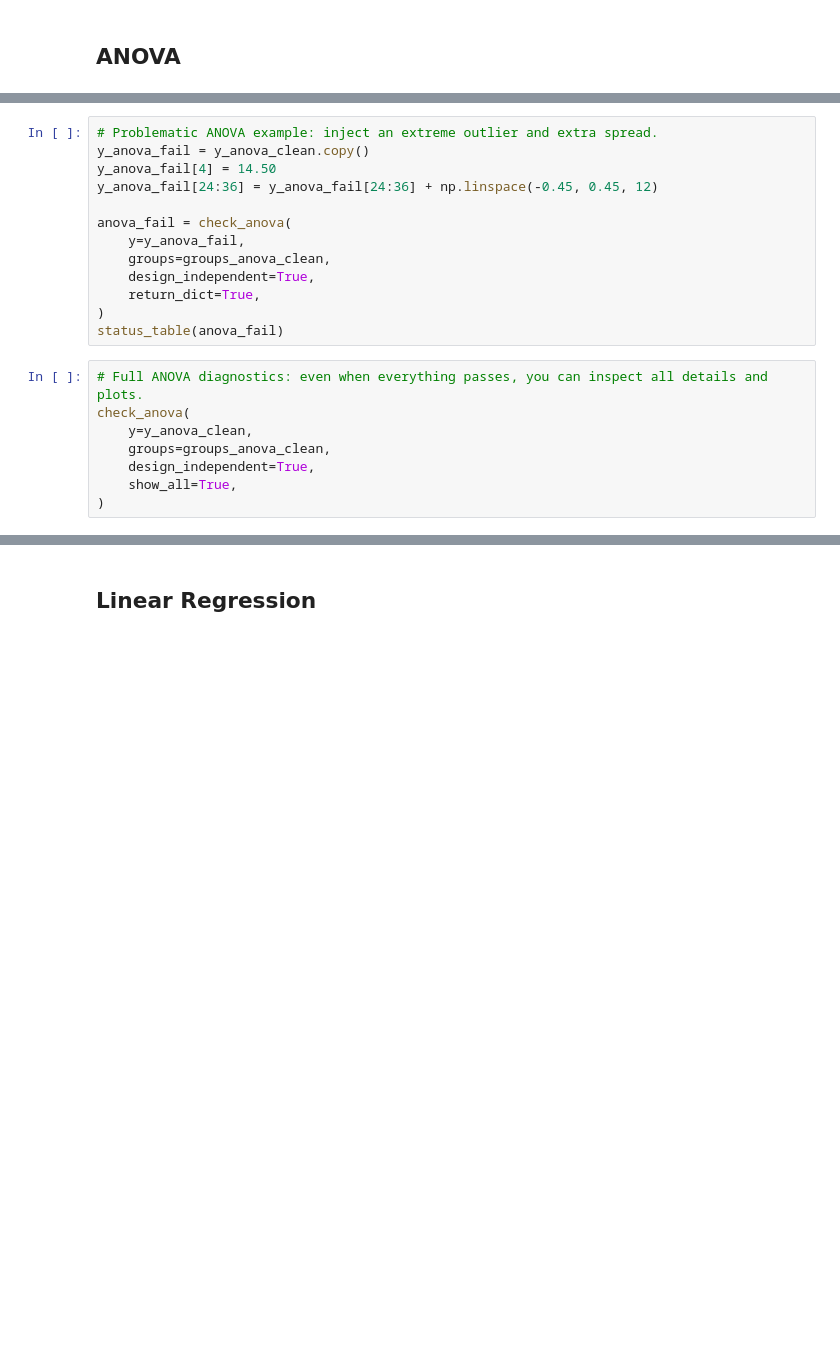
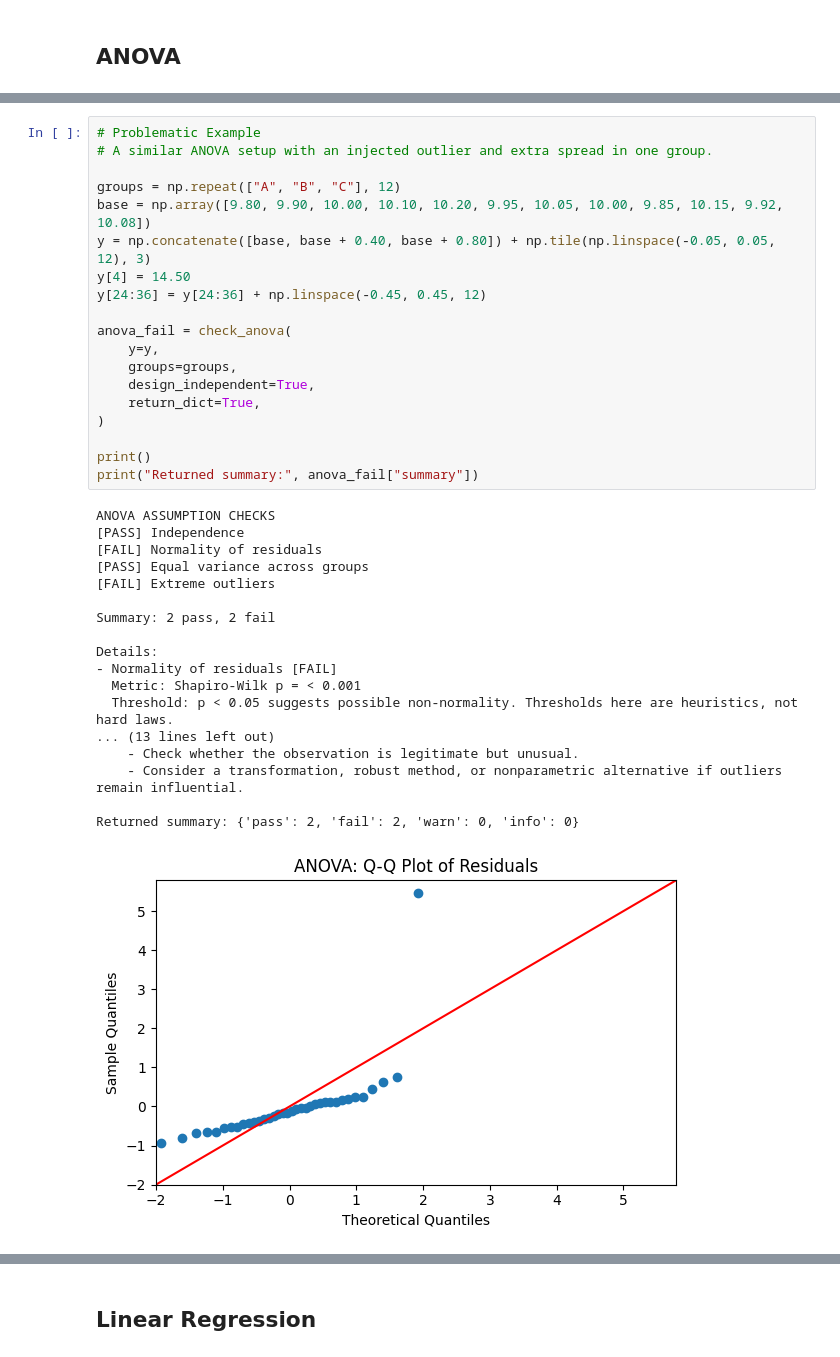
Before and after one commit to Josiah-DeValois/assumpcheck, a Jupyter notebook: examples/assumpcheck_examples.ipynb, the cells around one changed output, grey strips where cells are left out. Cells and saved outputs as stored; diff of their text form; blank space fills up the shorter version.

```diff
--- a/examples/assumpcheck_examples.ipynb
+++ b/examples/assumpcheck_examples.ipynb
@@ -54,21 +50,38 @@ status_table(anova_clean)
-# %%
-# Problematic ANOVA example: inject an extreme outlier and extra spread.
-y_anova_fail = y_anova_clean.copy()
-y_anova_fail[4] = 14.50
-y_anova_fail[24:36] = y_anova_fail[24:36] + np.linspace(-0.45, 0.45, 12)
-
-anova_fail = check_anova(
-    y=y_anova_fail,
-    groups=groups_anova_clean,
-    design_independent=True,
-    return_dict=True,
-)
-status_table(anova_fail)
-# %%
-# Full ANOVA diagnostics: even when everything passes, you can inspect all details and plots.
-check_anova(
-    y=y_anova_clean,
-    groups=groups_anova_clean,
-    design_independent=True,
-    show_all=True,
-)
+# %%
+# Problematic Example
+# A similar ANOVA setup with an injected outlier and extra spread in one group.
+
+groups = np.repeat(["A", "B", "C"], 12)
+base = np.array([9.80, 9.90, 10.00, 10.10, 10.20, 9.95, 10.05, 10.00, 9.85, 10.15, 9.92, 10.08])
+y = np.concatenate([base, base + 0.40, base + 0.80]) + np.tile(np.linspace(-0.05, 0.05, 12), 3)
+y[4] = 14.50
+y[24:36] = y[24:36] + np.linspace(-0.45, 0.45, 12)
+
+anova_fail = check_anova(
+    y=y,
+    groups=groups,
+    design_independent=True,
+    return_dict=True,
+)
+
+print()
+print("Returned summary:", anova_fail["summary"])
+# %% [output]
+ANOVA ASSUMPTION CHECKS
+[PASS] Independence
+[FAIL] Normality of residuals
+[PASS] Equal variance across groups
+[FAIL] Extreme outliers
+
+Summary: 2 pass, 2 fail
+
+Details:
+- Normality of residuals [FAIL]
+  Metric: Shapiro-Wilk p = < 0.001
+  Threshold: p < 0.05 suggests possible non-normality. Thresholds here are heuristics, not hard laws.
+... (13 lines left out)
+    - Check whether the observation is legitimate but unusual.
+    - Consider a transformation, robust method, or nonparametric alternative if outliers remain influential.
+
+Returned summary: {'pass': 2, 'fail': 2, 'warn': 0, 'info': 0}
+[figure, added]
```
Also changed, not shown: parts of 15 cells of this notebook, 17 other files.
